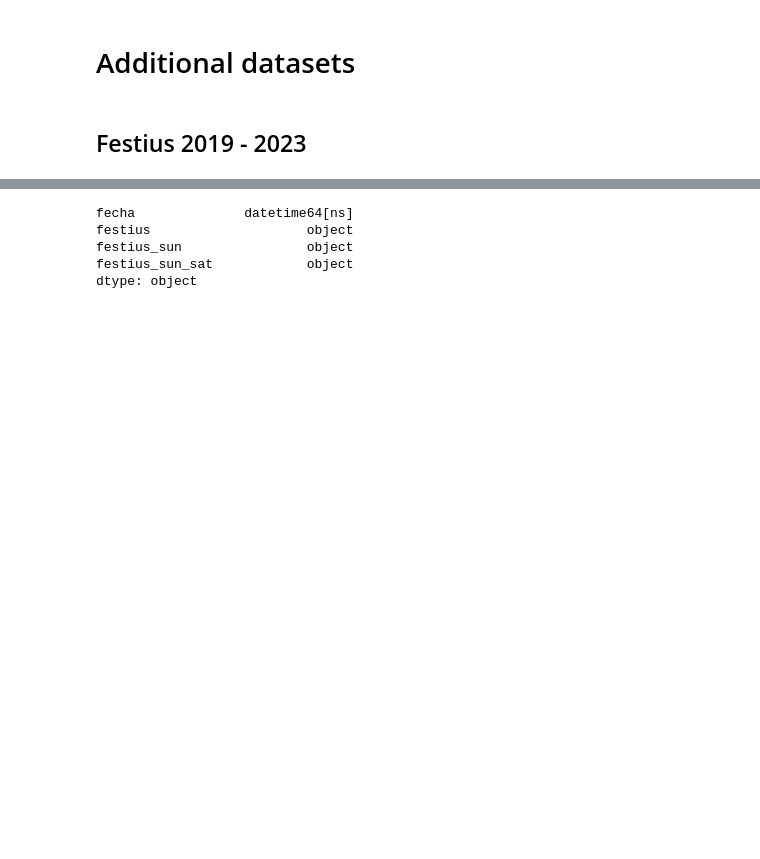
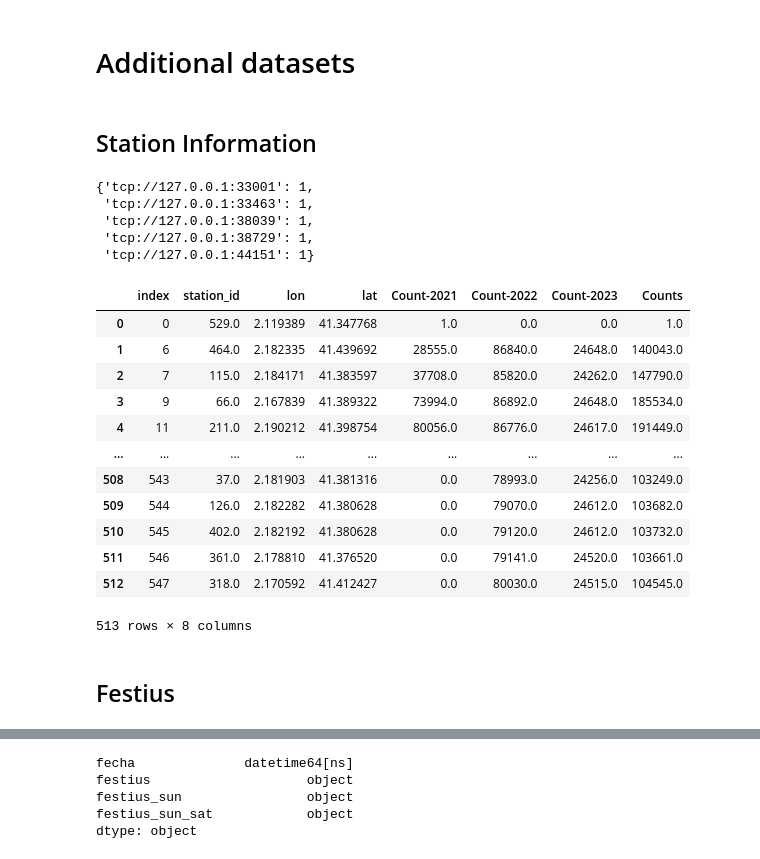
Before and after one commit to or1ol/CaptstoneProject, a Jupyter notebook: dades_complet_v1-6-PreProcessing.ipynb, the cells around one changed output, grey strips where cells are left out. Drawn from its saved outputs; the diff is of its cells as text; code cells hidden in the pictures; blank space fills up the shorter version.

```diff
--- a/dades_complet_v1-6-PreProcessing.ipynb
+++ b/dades_complet_v1-6-PreProcessing.ipynb
@@ -284,7 +280,35 @@ bbdd_completa = bbdd_completa.drop(
 # %% [markdown]
 # Additional datasets
+# %% [markdown]
+## Station Information
+# %%
+client.run(trim_memory)
+# %% [output]
+{'tcp://127.0.0.1:33001': 1,
+ 'tcp://127.0.0.1:33463': 1,
+ 'tcp://127.0.0.1:38039': 1,
+ 'tcp://127.0.0.1:38729': 1,
+ 'tcp://127.0.0.1:44151': 1}
+# %%
+df_geo_informacio = pd.read_csv('./dades/station_geoinformacio.csv',sep=',')
+# %%
+df_geo_informacio
+# %% [output]
+|  | index | station_id | lon | lat | Count-2021 | Count-2022 | Count-2023 | Counts |
+| 0 | 0 | 529.0 | 2.119389 | 41.347768 | 1.0 | 0.0 | 0.0 | 1.0 |
+| 1 | 6 | 464.0 | 2.182335 | 41.439692 | 28555.0 | 86840.0 | 24648.0 | 140043.0 |
+| 2 | 7 | 115.0 | 2.184171 | 41.383597 | 37708.0 | 85820.0 | 24262.0 | 147790.0 |
+| 3 | 9 | 66.0 | 2.167839 | 41.389322 | 73994.0 | 86892.0 | 24648.0 | 185534.0 |
+| 4 | 11 | 211.0 | 2.190212 | 41.398754 | 80056.0 | 86776.0 | 24617.0 | 191449.0 |
+| ... | ... | ... | ... | ... | ... | ... | ... | ... |
+| 508 | 543 | 37.0 | 2.181903 | 41.381316 | 0.0 | 78993.0 | 24256.0 | 103249.0 |
+| 509 | 544 | 126.0 | 2.182282 | 41.380628 | 0.0 | 79070.0 | 24612.0 | 103682.0 |
+| 510 | 545 | 402.0 | 2.182192 | 41.380628 | 0.0 | 79120.0 | 24612.0 | 103732.0 |
+| 511 | 546 | 361.0 | 2.178810 | 41.376520 | 0.0 | 79141.0 | 24520.0 | 103661.0 |
+| 512 | 547 | 318.0 | 2.170592 | 41.412427 | 0.0 | 80030.0 | 24515.0 | 104545.0 |
+513 rows × 8 columns
 # %% [markdown]
-## Festius 2019 - 2023
+## Festius
 # %%
 client.run(trim_memory)
 # %% [output]
```
Also changed, not shown: parts of 82 cells of this notebook, 4 other files.
